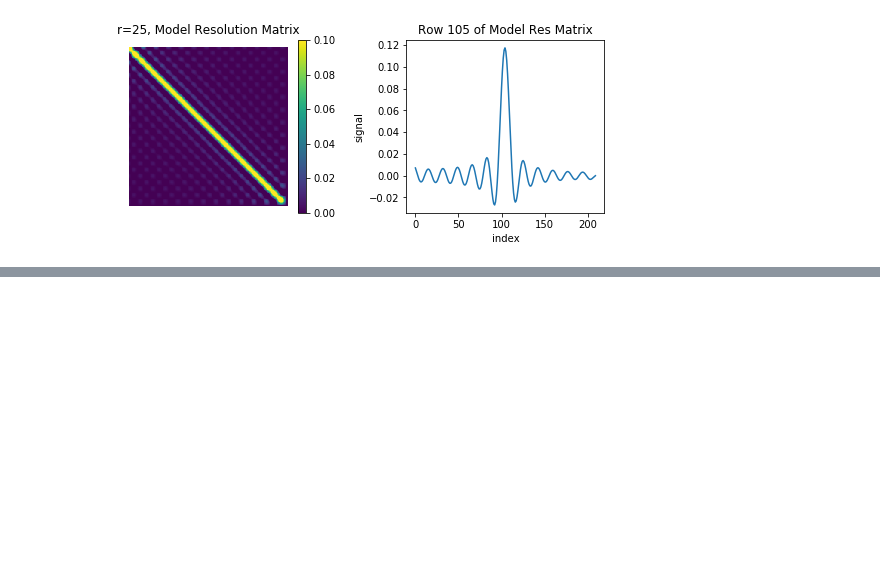
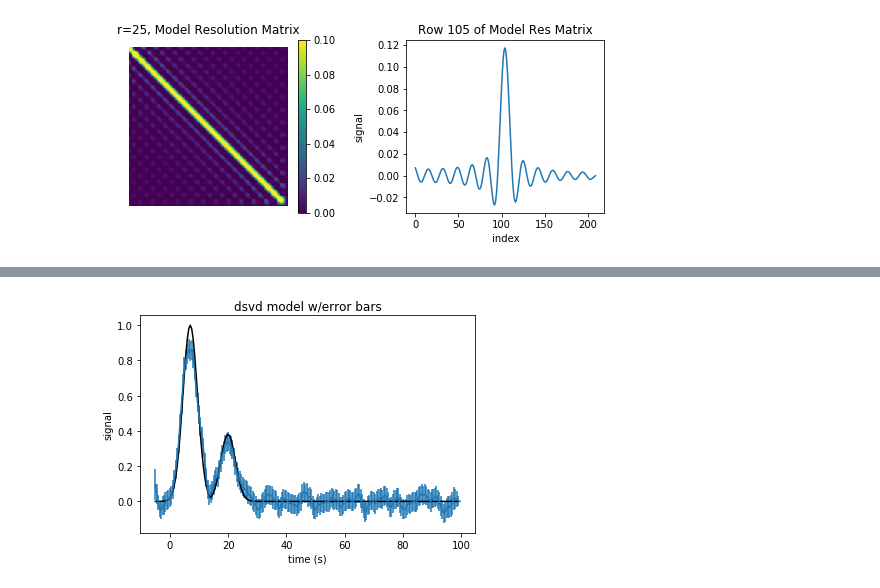
Before and after one commit to paulaburgi/InverseMethods, a Jupyter notebook: Midterm 1 - Prob 1.ipynb, the cells around one changed output, grey strips where cells are left out. Saved outputs shown, nothing was run; the diff lists cells and outputs as text; code cells hidden in the pictures; blank space fills up the shorter version.

```diff
--- a/Midterm 1 - Prob 1.ipynb
+++ b/Midterm 1 - Prob 1.ipynb
@@ -222,3 +223,20 @@ plt.show()
+# %%
+### part g
+# data cov matrix
+var = std**2  #var = std^2
+Cd  = np.eye(n)*var
+Cm  = np.dot(Gt_dsvd, np.dot(Cd, Gt_dsvd.T))
+eb  = np.sqrt(np.diagonal(Cm))*2
+
+ax=plt.subplot(111)
+plt.plot(t, mt, color='black')
+ax.errorbar(t,mest_dsvd, yerr=eb)
+ax.set_xlabel("time (s)")
+ax.set_ylabel("signal")
+plt.title('dsvd model w/error bars')
+plt.show()
+# %% [output]
+[figure, added]
 # %%
 g0  = np.exp(1)/ts
 
```
Also changed, not shown: parts of 4 cells of this notebook.
